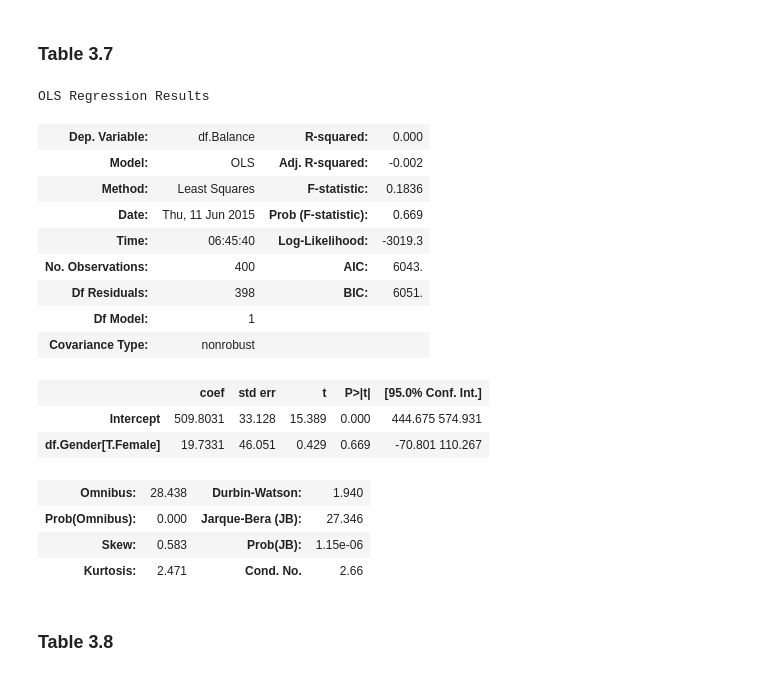
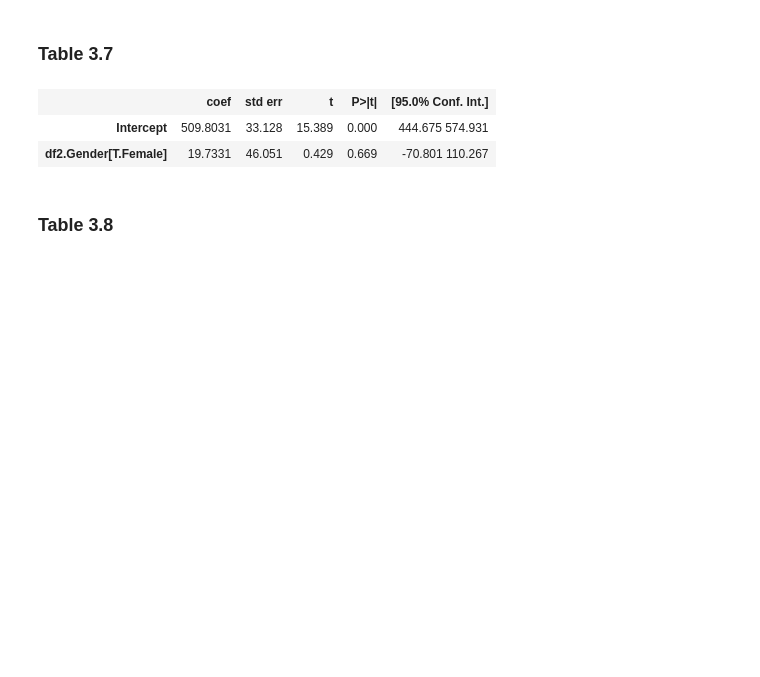
Before and after one commit to JWarmenhoven/ISLR-python, a Jupyter notebook: Chapter 3.ipynb, the cells around one changed output. Cells and saved outputs as stored; diff of their text form; code cells hidden in the pictures; blank space fills up the shorter version.

```diff
--- a/Chapter 3.ipynb
+++ b/Chapter 3.ipynb
@@ -317,26 +261,12 @@ sns.pairplot(df2[['Balance','Age','Cards','Education','Income','Limit','Rating']
 # %% [markdown]
 ###  Table 3.7
 # %%
-est = smf.ols('df2.Balance ~ df2.Gender', df).fit()
-est.summary()
+est = smf.ols('df2.Balance ~ df2.Gender', df2).fit()
+est.summary().tables[1]
 # %% [output]
-OLS Regression Results
-| Dep. Variable: | df.Balance | R-squared: | 0.000 |
-| Model: | OLS | Adj. R-squared: | -0.002 |
-| Method: | Least Squares | F-statistic: | 0.1836 |
-| Date: | Thu, 11 Jun 2015 | Prob (F-statistic): | 0.669 |
-| Time: | 06:45:40 | Log-Likelihood: | -3019.3 |
-| No. Observations: | 400 | AIC: | 6043. |
-| Df Residuals: | 398 | BIC: | 6051. |
-| Df Model: | 1 |  |  |
-| Covariance Type: | nonrobust |  |  |
+|  | coef | std err | t | P>|t| | [95.0% Conf. Int.] |
+| Intercept | 509.8031 | 33.128 | 15.389 | 0.000 | 444.675 574.931 |
+| df2.Gender[T.Female] | 19.7331 | 46.051 | 0.429 | 0.669 | -70.801 110.267 |
-|  | coef | std err | t | P>|t| | [95.0% Conf. Int.] |
-| Intercept | 509.8031 | 33.128 | 15.389 | 0.000 | 444.675 574.931 |
-| df.Gender[T.Female] | 19.7331 | 46.051 | 0.429 | 0.669 | -70.801 110.267 |
-| Omnibus: | 28.438 | Durbin-Watson: | 1.940 |
-| Prob(Omnibus): | 0.000 | Jarque-Bera (JB): | 27.346 |
-| Skew: | 0.583 | Prob(JB): | 1.15e-06 |
-| Kurtosis: | 2.471 | Cond. No. | 2.66 |
 # %% [markdown]
 ### Table 3.8
 # %%
```
Also changed, not shown: parts of 8 cells of this notebook, 1 other file.
